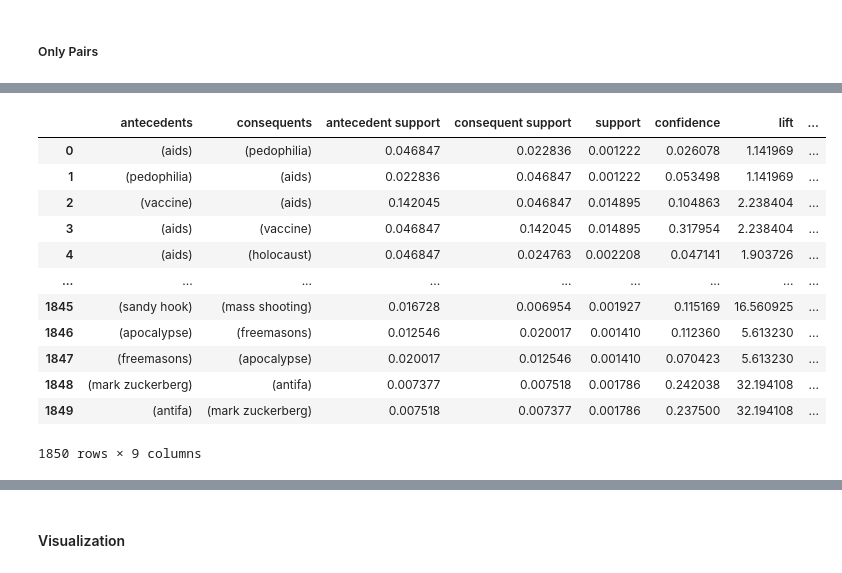
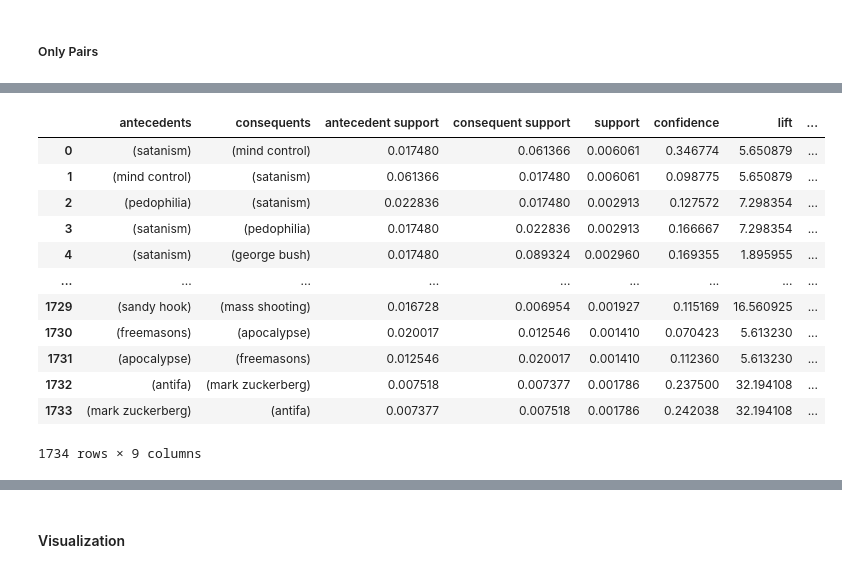
Before and after one commit to ldtcooper/conspiracy-network, a Jupyter notebook: notebook.ipynb, the cells around one changed output, grey strips where cells are left out. Cells and saved outputs as stored; diff of their text form; code cells hidden in the pictures.

```diff
--- a/notebook.ipynb
+++ b/notebook.ipynb
@@ -401,21 +401,21 @@ frequent_pairs
 1411 rows × 2 columns
 # %%
-pair_rules = association_rules(frequent_pairs, metric='lift', min_threshold=1)
+pair_rules = association_rules(frequent_pairs, metric='lift', min_threshold=1.1)
 pair_rules
 # %% [output]
 |  | antecedents | consequents | antecedent support | consequent support | support | confidence | lift | ... |
-| 0 | (aids) | (pedophilia) | 0.046847 | 0.022836 | 0.001222 | 0.026078 | 1.141969 | ... |
-| 1 | (pedophilia) | (aids) | 0.022836 | 0.046847 | 0.001222 | 0.053498 | 1.141969 | ... |
-| 2 | (vaccine) | (aids) | 0.142045 | 0.046847 | 0.014895 | 0.104863 | 2.238404 | ... |
-| 3 | (aids) | (vaccine) | 0.046847 | 0.142045 | 0.014895 | 0.317954 | 2.238404 | ... |
-| 4 | (aids) | (holocaust) | 0.046847 | 0.024763 | 0.002208 | 0.047141 | 1.903726 | ... |
+| 0 | (satanism) | (mind control) | 0.017480 | 0.061366 | 0.006061 | 0.346774 | 5.650879 | ... |
+| 1 | (mind control) | (satanism) | 0.061366 | 0.017480 | 0.006061 | 0.098775 | 5.650879 | ... |
+| 2 | (pedophilia) | (satanism) | 0.022836 | 0.017480 | 0.002913 | 0.127572 | 7.298354 | ... |
+| 3 | (satanism) | (pedophilia) | 0.017480 | 0.022836 | 0.002913 | 0.166667 | 7.298354 | ... |
+| 4 | (satanism) | (george bush) | 0.017480 | 0.089324 | 0.002960 | 0.169355 | 1.895955 | ... |
 | ... | ... | ... | ... | ... | ... | ... | ... | ... |
-| 1845 | (sandy hook) | (mass shooting) | 0.016728 | 0.006954 | 0.001927 | 0.115169 | 16.560925 | ... |
-| 1846 | (apocalypse) | (freemasons) | 0.012546 | 0.020017 | 0.001410 | 0.112360 | 5.613230 | ... |
-| 1847 | (freemasons) | (apocalypse) | 0.020017 | 0.012546 | 0.001410 | 0.070423 | 5.613230 | ... |
-| 1848 | (mark zuckerberg) | (antifa) | 0.007377 | 0.007518 | 0.001786 | 0.242038 | 32.194108 | ... |
-| 1849 | (antifa) | (mark zuckerberg) | 0.007518 | 0.007377 | 0.001786 | 0.237500 | 32.194108 | ... |
+| 1729 | (sandy hook) | (mass shooting) | 0.016728 | 0.006954 | 0.001927 | 0.115169 | 16.560925 | ... |
+| 1730 | (freemasons) | (apocalypse) | 0.020017 | 0.012546 | 0.001410 | 0.070423 | 5.613230 | ... |
+| 1731 | (apocalypse) | (freemasons) | 0.012546 | 0.020017 | 0.001410 | 0.112360 | 5.613230 | ... |
+| 1732 | (antifa) | (mark zuckerberg) | 0.007518 | 0.007377 | 0.001786 | 0.237500 | 32.194108 | ... |
+| 1733 | (mark zuckerberg) | (antifa) | 0.007377 | 0.007518 | 0.001786 | 0.242038 | 32.194108 | ... |
-1850 rows × 9 columns
+1734 rows × 9 columns
 # %%
 pair_rules.sort_values('lift', ascending=False)
 # %% [output]
```
Also changed, not shown: parts of 15 cells of this notebook, 2 other files.
